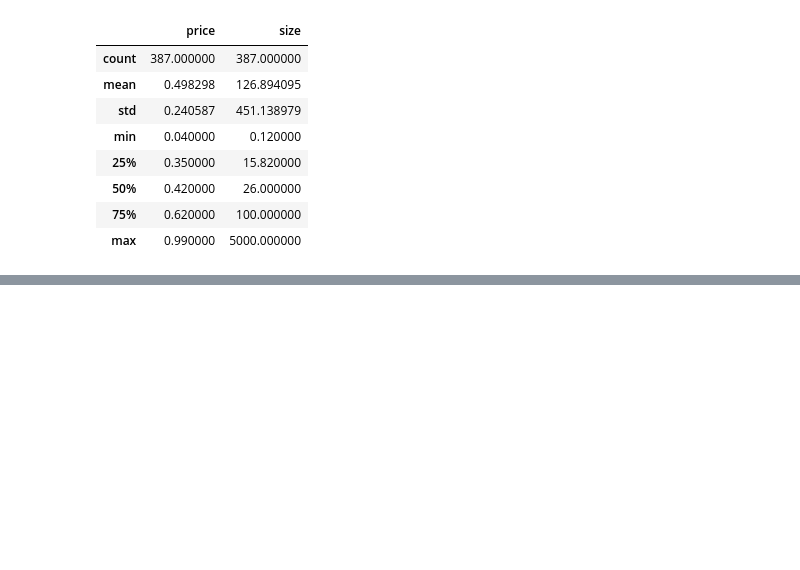
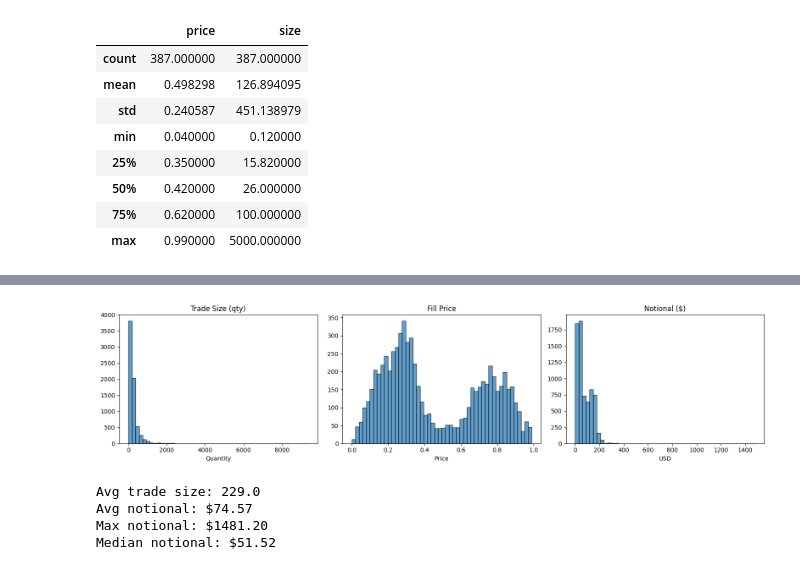
Before and after one commit to yskaaks/polymarket-bot, a Jupyter notebook: notebooks/explore_data.ipynb, the cells around one changed output, grey strips where cells are left out. Cells and saved outputs as stored; diff of their text form; code cells hidden in the pictures; blank space fills up the shorter version.

```diff
--- a/notebooks/explore_data.ipynb
+++ b/notebooks/explore_data.ipynb
@@ -184,0 +322,33 @@ Inspecting token: 1431004624986814751264380688748638264892...
+# %%
+# Trade size distribution — are sizes realistic?
+fills_numeric = fills.copy()
+fills_numeric["last_qty"] = fills_numeric["last_qty"].astype(float)
+fills_numeric["last_px"] = fills_numeric["last_px"].astype(float)
+fills_numeric["notional"] = fills_numeric["last_qty"] * fills_numeric["last_px"]
+
+fig, axes = plt.subplots(1, 3, figsize=(16, 4))
+axes[0].hist(fills_numeric["last_qty"], bins=50, edgecolor="black", alpha=0.7)
+axes[0].set_title("Trade Size (qty)")
+axes[0].set_xlabel("Quantity")
+
+axes[1].hist(fills_numeric["last_px"], bins=50, edgecolor="black", alpha=0.7)
+axes[1].set_title("Fill Price")
+axes[1].set_xlabel("Price")
+
+axes[2].hist(fills_numeric["notional"], bins=50, edgecolor="black", alpha=0.7)
+axes[2].set_title("Notional ($)")
+axes[2].set_xlabel("USD")
+
+plt.tight_layout()
+plt.show()
+
+print(f"Avg trade size: {fills_numeric['last_qty'].mean():.1f}")
+print(f"Avg notional: ${fills_numeric['notional'].mean():.2f}")
+print(f"Max notional: ${fills_numeric['notional'].max():.2f}")
+print(f"Median notional: ${fills_numeric['notional'].median():.2f}")
+# %% [output]
+[figure, added]
+Avg trade size: 229.0
+Avg notional: $74.57
+Max notional: $1481.20
+Median notional: $51.52
```
Also changed, not shown: parts of 9 cells of this notebook.
